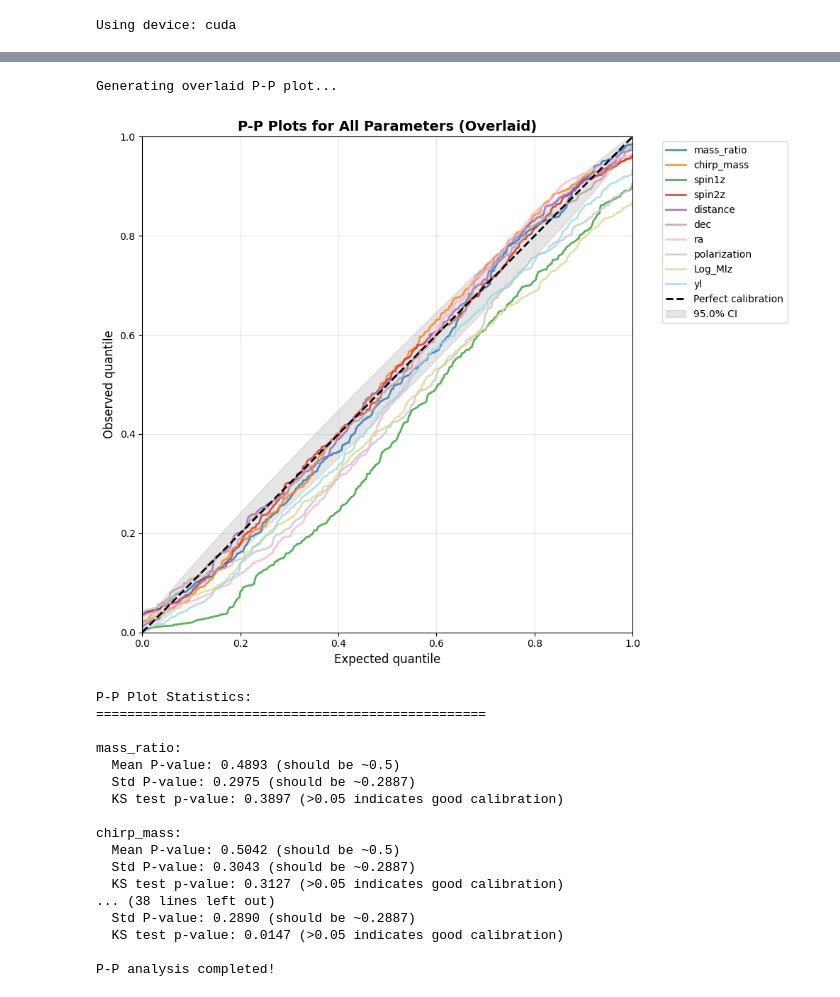
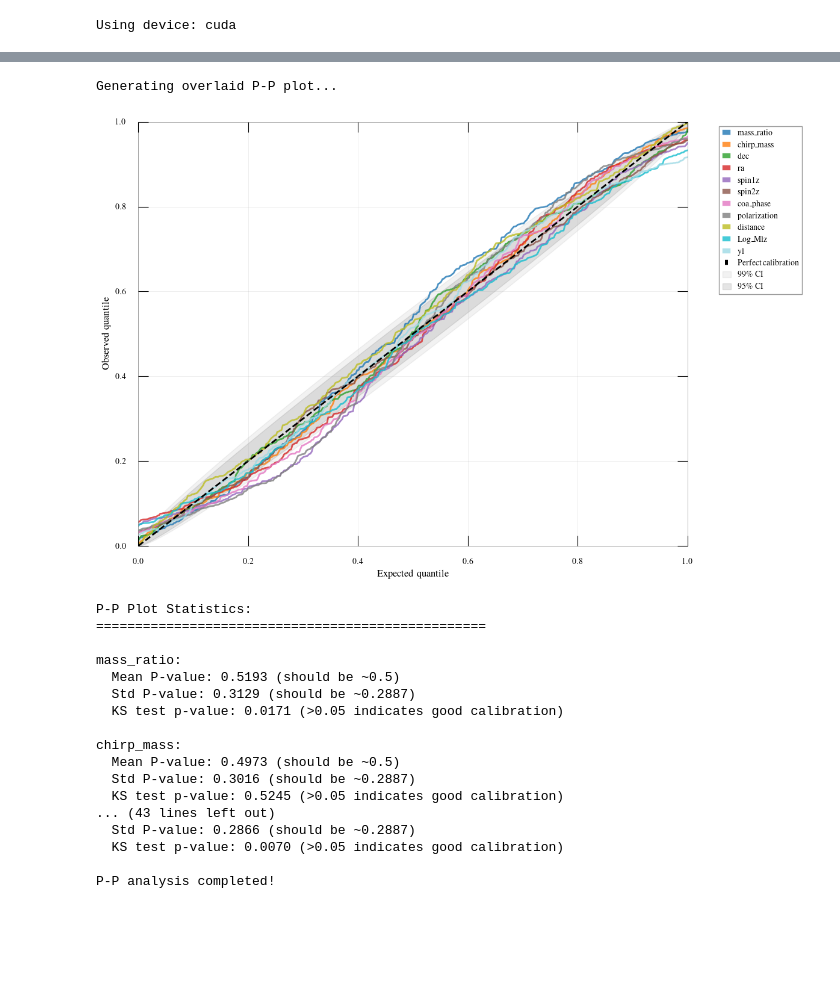
Before and after one commit to AfrozSaqlain/Normalizing_Flows, a Jupyter notebook: pe_bbh.ipynb, the cells around one changed output, grey strips where cells are left out. Saved outputs shown, nothing was run; the diff lists cells and outputs as text; code cells hidden in the pictures; blank space fills up the shorter version.

Commit message:
Updated flow

```diff
--- a/pe_bbh.ipynb
+++ b/pe_bbh.ipynb
@@ -121,13 +133,0 @@ def simulator(num):
-# %%
-num_simulations = num_samples
-
-# theta_vals = []
-# data_vals = []
-# for ii in range(num_simulations):
-#     y_val, theta_val = simulator(ii)
-#     data_vals.append(y_val)
-#     theta_vals.append(theta_val)
-
-def simulate_one(ii):
-    y_val, theta_val = simulator(ii)
-    return theta_val, y_val
@@ -176,0 +134,24 @@ Scaling signal to achieve SNR of 11.53 for sample 3524
+# %%
+def simulator(num):
+    waveform_array, updated_params = waveform(num)
+    return updated_params, waveform_array
+
+def simulate_one(ii):
+    theta_val, y_val = simulator(ii)
+    return theta_val, y_val
+# %%
+num_simulations = num_samples
+
+if __name__ == "__main__":
+    with mp.Pool(processes=mp.cpu_count()) as pool:
+        results = pool.map(simulate_one, range(num_simulations))
+
+    # Unzip results
+    updated_samples, data_vals = zip(*results)
+    updated_samples = list(updated_samples)
+    data_vals = list(data_vals)
+
+    # Replace old samples with updated ones
+    samples = updated_samples
+
+    theta_vals, data_vals = zip(*results)
@@ -177,3 +162,5 @@ Scaling signal to achieve SNR of 11.53 for sample 3524
+# %%
+theta_vals = [list(d.values()) for d in theta_vals]
 # %%
 # convert to torch tensors
 theta_vals = torch.from_numpy(np.array(theta_vals)).to(torch.float32)
@@ -349,45 +385,44 @@ from modules.pp_plot_code import calculate_pp_values, plot_pp_plot, compute_pp_s
 # %%
-
 if __name__ == "__main__":
 
     device = torch.device("cuda" if torch.cuda.is_available() else "cpu")
 
     # flow.load_state_dict(torch.load('trained_flow_model.pth'))
 
     pp_values, parameter_names = calculate_pp_values(
-        flow, test_data_loader, device, num_posterior_samples=5000
+        flow, test_data_loader, samples[0], device, num_posterior_samples=5000
     )
 
 
     # print("Generating P-P plots in subplot grid...")
     # fig = plot_pp_plot(pp_values, parameter_names, confidence_level=0.95)
 
     print("Generating overlaid P-P plot...")
     plot_overlay_pp_plot(pp_values, parameter_names, confidence_level=0.95)
 
     compute_pp_statistics(pp_values, parameter_names)
 
     np.save('pp_values.npy', pp_values)
     np.save('parameter_names.npy', parameter_names)
 
     print("\nP-P analysis completed!")
 # %% [output]
 Generating overlaid P-P plot...
-[figure, old version]
+[figure, new version]
 P-P Plot Statistics:
 ==================================================
 
 mass_ratio:
-  Mean P-value: 0.4893 (should be ~0.5)
-  Std P-value: 0.2975 (should be ~0.2887)
-  KS test p-value: 0.3897 (>0.05 indicates good calibration)
+  Mean P-value: 0.5193 (should be ~0.5)
+  Std P-value: 0.3129 (should be ~0.2887)
+  KS test p-value: 0.0171 (>0.05 indicates good calibration)
 
 chirp_mass:
-  Mean P-value: 0.5042 (should be ~0.5)
-  Std P-value: 0.3043 (should be ~0.2887)
-  KS test p-value: 0.3127 (>0.05 indicates good calibration)
-... (38 lines left out)
-  Std P-value: 0.2890 (should be ~0.2887)
-  KS test p-value: 0.0147 (>0.05 indicates good calibration)
+  Mean P-value: 0.4973 (should be ~0.5)
+  Std P-value: 0.3016 (should be ~0.2887)
+  KS test p-value: 0.5245 (>0.05 indicates good calibration)
+... (43 lines left out)
+  Std P-value: 0.2866 (should be ~0.2887)
+  KS test p-value: 0.0070 (>0.05 indicates good calibration)
 
 P-P analysis completed!
```
Also changed, not shown: parts of 15 cells of this notebook, 6 other files.
